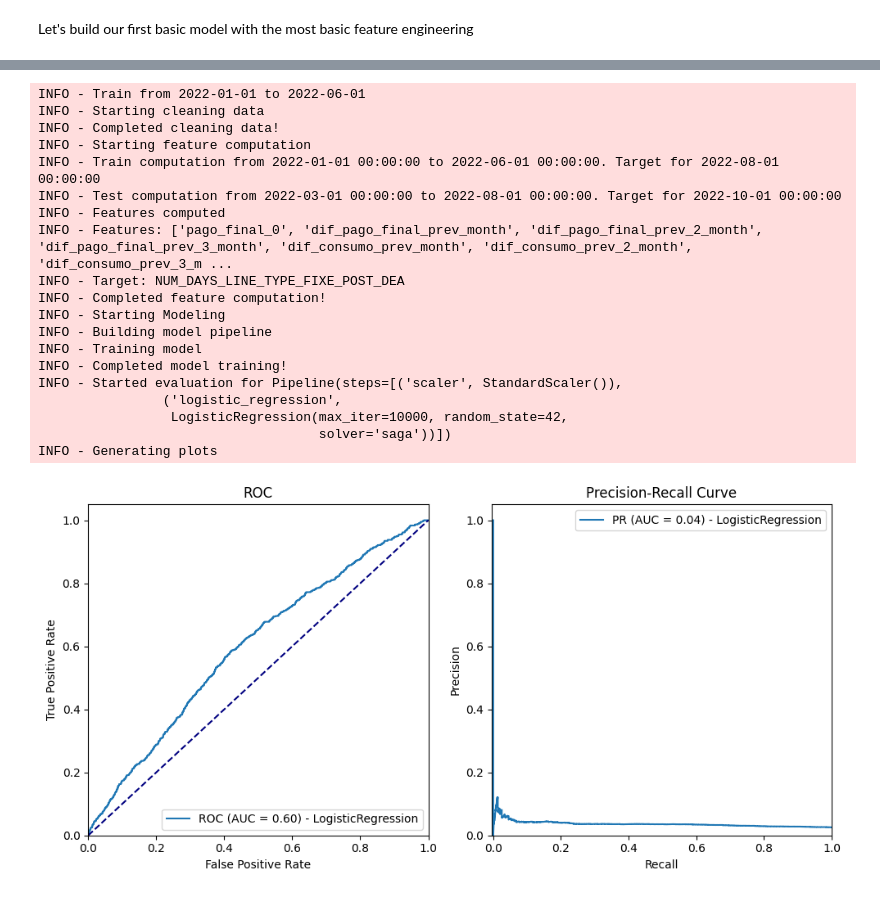
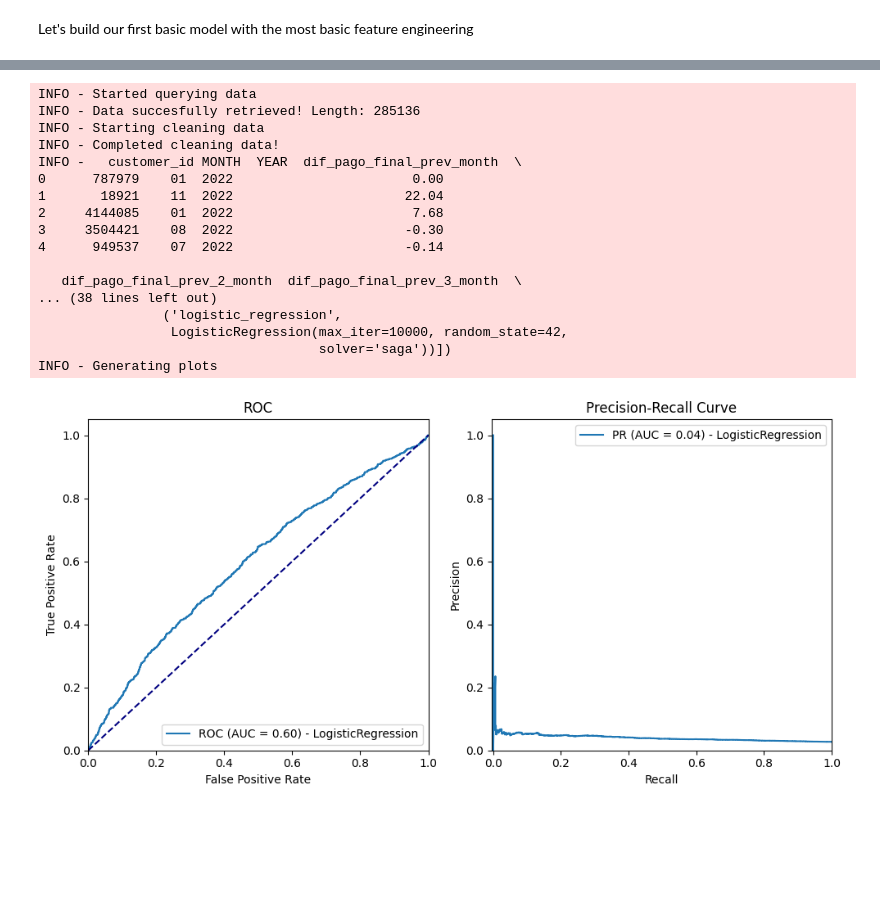
Before and after one commit to Zrive/zrive-ds-4q23-churn, a Jupyter notebook: src/eda/explore_data.ipynb, the cells around one changed output, grey strips where cells are left out. Drawn from its saved outputs; the diff is of its cells as text; code cells hidden in the pictures; blank space fills up the shorter version.

```diff
--- a/src/eda/explore_data.ipynb
+++ b/src/eda/explore_data.ipynb
@@ -466,5 +643,7 @@ def feature_computation(clean_data: pd.DataFrame) -> (pd.DataFrame, pd.Series, p
 # %%
-def modeling(features: pd.DataFrame, target: pd.Series) -> Pipeline:
+def modeling(
+    features: pd.DataFrame, target: pd.Series, logistic_regression_params, logger
+) -> Pipeline:
     """
     Prepares a machine learning pipeline that scales features and trains a logistic regression model
     with processed data to predict churn.
@@ -481,16 +660,21 @@ def modeling(features: pd.DataFrame, target: pd.Series) -> Pipeline:
 
     # Directly use the logistic_regression_params global variable
     logger.info("Building model pipeline")
-    pipeline = Pipeline([
-        ('scaler', StandardScaler()),
-        ('logistic_regression', LogisticRegression(
-            penalty=logistic_regression_params['penalty'],
-            C=logistic_regression_params['C'],
-            solver=logistic_regression_params['solver'],
-            max_iter=logistic_regression_params['max_iter'],
-            random_state=42
-        ))
-    ])
+    pipeline = Pipeline(
+        [
+            ("scaler", StandardScaler()),
+            (
+                "logistic_regression",
+                LogisticRegression(
+                    penalty=logistic_regression_params["penalty"],
+                    C=logistic_regression_params["C"],
+                    solver=logistic_regression_params["solver"],
+                    max_iter=logistic_regression_params["max_iter"],
+                    random_state=42,
+                ),
+            ),
+        ]
+    )
 
     logger.info("Training model")
     model = pipeline.fit(features, target)
@@ -638,28 +959,30 @@ def calculate_uplift(target, y_pred_proba):
 # %%
 get_initial_params()
-logger.info(f"Train from {train_from} to {train_to}")
-clean_data = data_cleaning(sample)
-features, target, features_test, target_test = feature_computation(clean_data)
-model = modeling(features, target)
-model_metrics, precision_decile, uplift_by_decile = evaluation(model, features, target)
+raw_data = data_gathering(query, logger)
+clean_data = data_cleaning(raw_data, logger)
+features, target, features_test, target_test = feature_computation(
+    clean_data, train_from, train_to, logger
+)
+model = modeling(features, target, logistic_regression_params, logger)
+model_metrics, precision_decile, uplift_by_decile, feature_importance = evaluation(
+    model, features, target, logger, save_curves_path
+)
 # %% [output]
-INFO - Train from 2022-01-01 to 2022-06-01
+INFO - Started querying data
+INFO - Data succesfully retrieved! Length: 285136
 INFO - Starting cleaning data
 INFO - Completed cleaning data!
-INFO - Starting feature computation
-INFO - Train computation from 2022-01-01 00:00:00 to 2022-06-01 00:00:00. Target for 2022-08-01 00:00:00
-INFO - Test computation from 2022-03-01 00:00:00 to 2022-08-01 00:00:00. Target for 2022-10-01 00:00:00
-INFO - Features computed
-INFO - Features: ['pago_final_0', 'dif_pago_final_prev_month', 'dif_pago_final_prev_2_month', 'dif_pago_final_prev_3_month', 'dif_consumo_prev_month', 'dif_consumo_prev_2_month', 'dif_consumo_prev_3_m ...
-INFO - Target: NUM_DAYS_LINE_TYPE_FIXE_POST_DEA
-INFO - Completed feature computation!
-INFO - Starting Modeling
-INFO - Building model pipeline
-INFO - Training model
-INFO - Completed model training!
-INFO - Started evaluation for Pipeline(steps=[('scaler', StandardScaler()),
+INFO -   customer_id MONTH  YEAR  dif_pago_final_prev_month  \
+0      787979    01  2022                       0.00
+1       18921    11  2022                      22.04
+2     4144085    01  2022                       7.68
+3     3504421    08  2022                      -0.30
+4      949537    07  2022                      -0.14
+
+   dif_pago_final_prev_2_month  dif_pago_final_prev_3_month  \
+... (38 lines left out)
                 ('logistic_regression',
                  LogisticRegression(max_iter=10000, random_state=42,
                                     solver='saga'))])
 INFO - Generating plots
-[figure, old version]
+[figure, new version]
```
Also changed, not shown: parts of 29 cells of this notebook, 11 other files.
